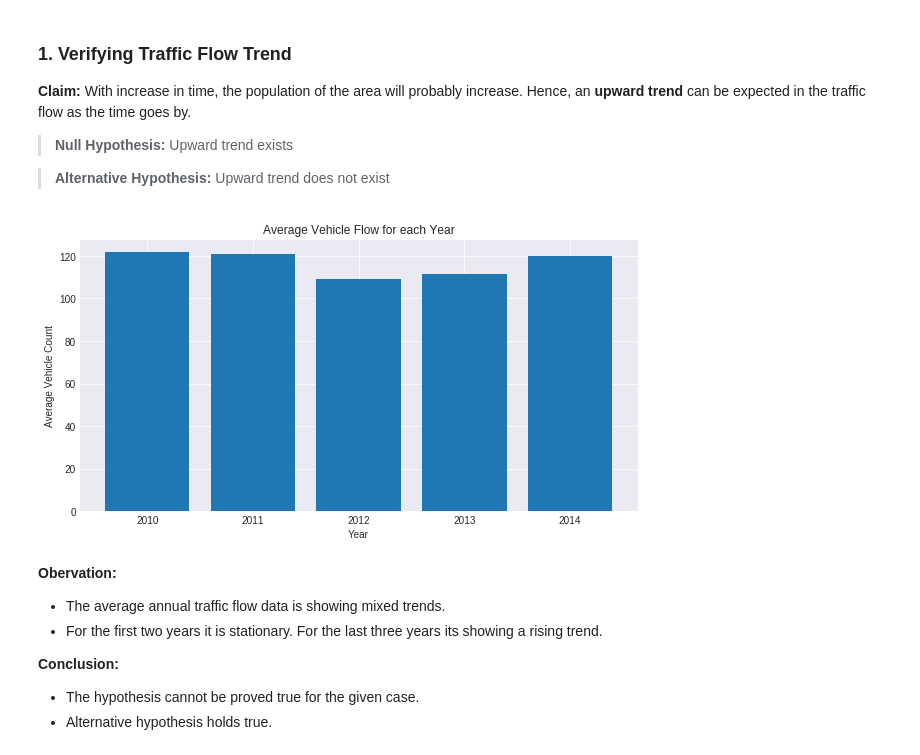
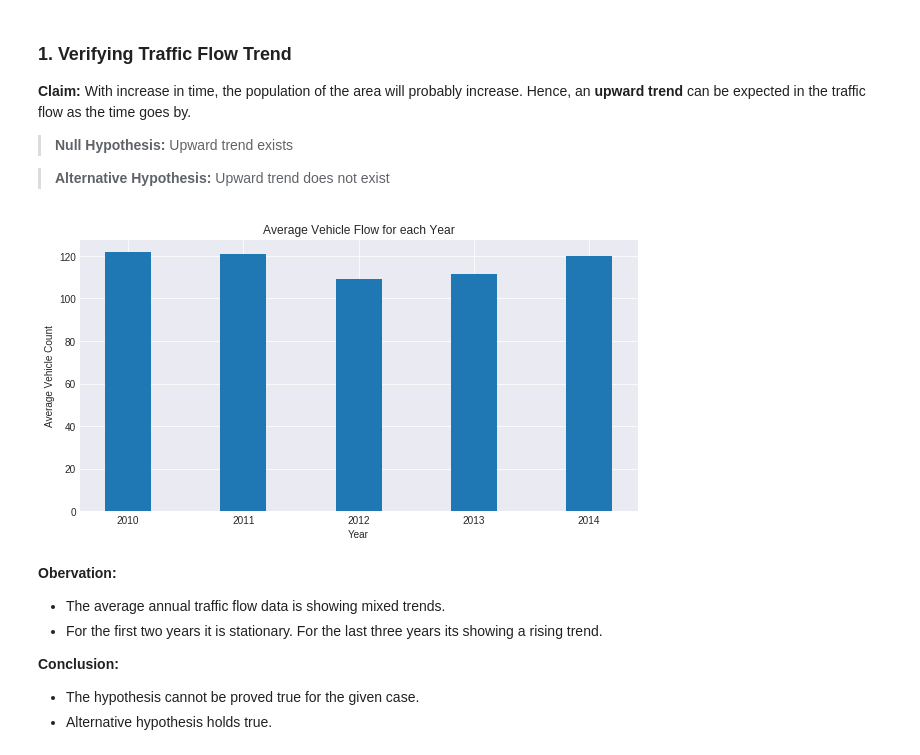
Before and after one commit to ankushjain2001/Traffic-Congestion-EDA, a Jupyter notebook: Traffic Congestion - Data Exploration.ipynb, the cells around one changed output. Saved outputs shown, nothing was run; the diff lists cells and outputs as text; code cells hidden in the pictures.

Commit message:
Graphs tweaked

```diff
--- a/Traffic Congestion - Data Exploration.ipynb
+++ b/Traffic Congestion - Data Exploration.ipynb
@@ -93,16 +93,16 @@ plt.show(block=False)
 # %%
 avgAnnualData = data[['Flow']]
 avgAnnualData['Year'] = data['Date'].apply(lambda x: datetime.strftime(x, '%Y'))
 avgAnnualData = avgAnnualData.groupby('Year', as_index=False).mean()
 
 plt.figure(figsize=(10,5))
-plt.bar(avgAnnualData['Year'], avgAnnualData['Flow'])
+plt.bar(avgAnnualData['Year'], avgAnnualData['Flow'], width=0.4)
 plt.title('Average Vehicle Flow for each Year')
 plt.xlabel('Year')
 plt.ylabel('Average Vehicle Count');
 plt.show(block=False)
 # %% [output]
-[figure, old version]
+[figure, new version]
 # %% [markdown]
 **Obervation:**
 - The average annual traffic flow data is showing mixed trends.
```
